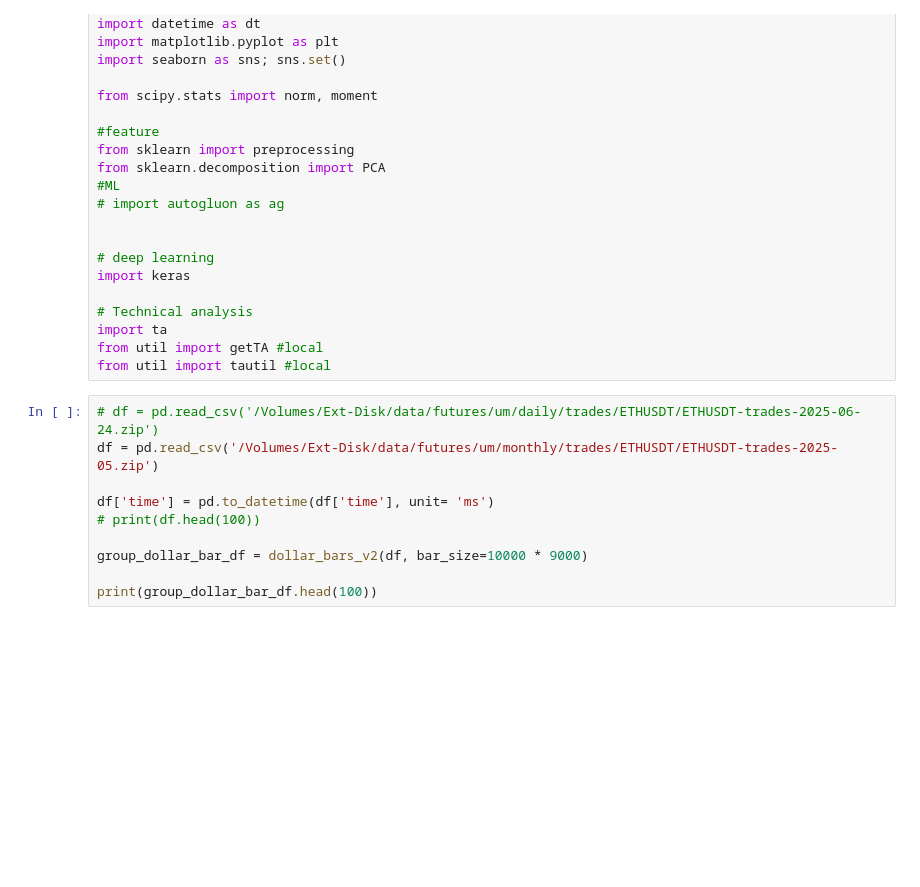
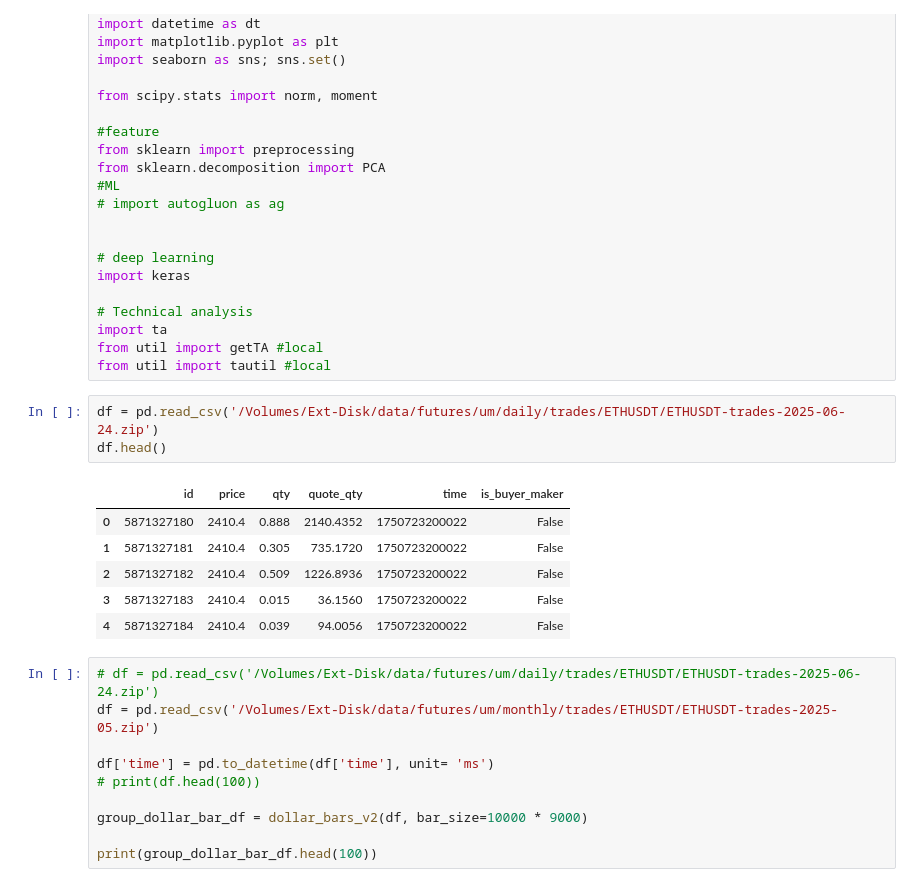
Before and after one commit to aamingaa/crypto-trade, a Jupyter notebook: meta_labeling.ipynb, the cells around one changed output. Cells and saved outputs as stored; diff of their text form; blank space fills up the shorter version.

```diff
--- a/meta_labeling.ipynb
+++ b/meta_labeling.ipynb
@@ -52,6 +52,16 @@ import keras
 import ta
 from util import getTA #local
 from util import tautil #local
+# %%
+df = pd.read_csv('/Volumes/Ext-Disk/data/futures/um/daily/trades/ETHUSDT/ETHUSDT-trades-2025-06-24.zip')
+df.head()
+# %% [output]
+|  | id | price | qty | quote_qty | time | is_buyer_maker |
+| 0 | 5871327180 | 2410.4 | 0.888 | 2140.4352 | 1750723200022 | False |
+| 1 | 5871327181 | 2410.4 | 0.305 | 735.1720 | 1750723200022 | False |
+| 2 | 5871327182 | 2410.4 | 0.509 | 1226.8936 | 1750723200022 | False |
+| 3 | 5871327183 | 2410.4 | 0.015 | 36.1560 | 1750723200022 | False |
+| 4 | 5871327184 | 2410.4 | 0.039 | 94.0056 | 1750723200022 | False |
 # %%
 # df = pd.read_csv('/Volumes/Ext-Disk/data/futures/um/daily/trades/ETHUSDT/ETHUSDT-trades-2025-06-24.zip')
 df = pd.read_csv('/Volumes/Ext-Disk/data/futures/um/monthly/trades/ETHUSDT/ETHUSDT-trades-2025-05.zip')
```
Also changed, not shown: 6 other files.
